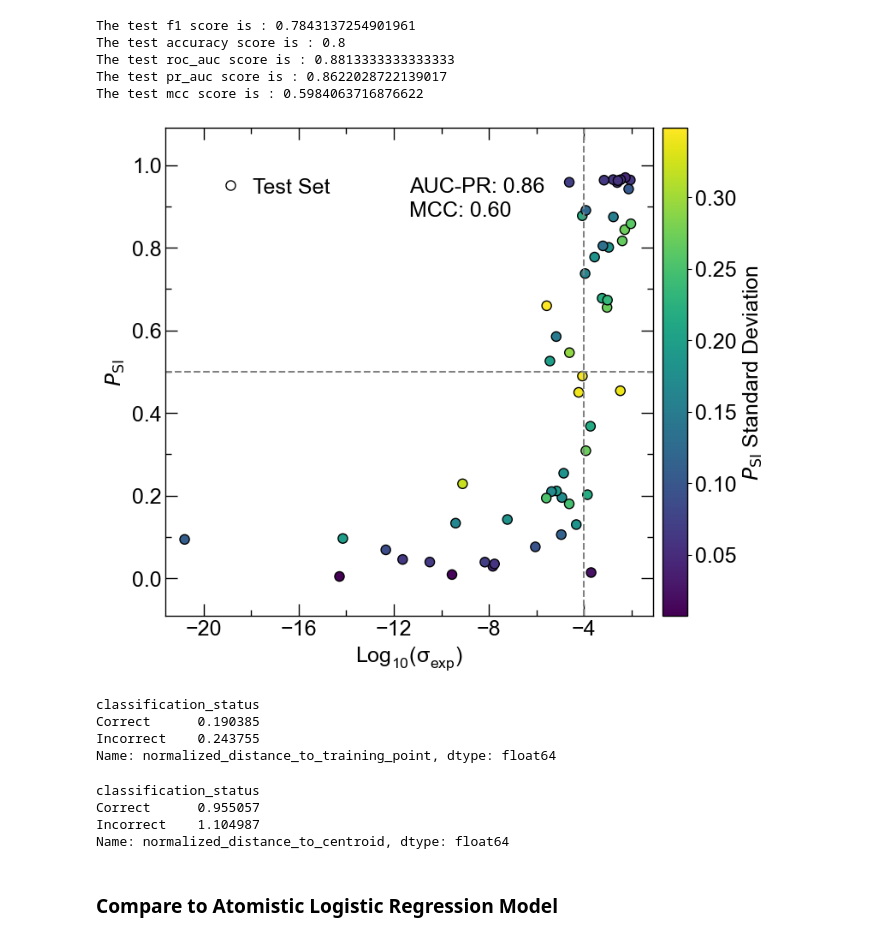
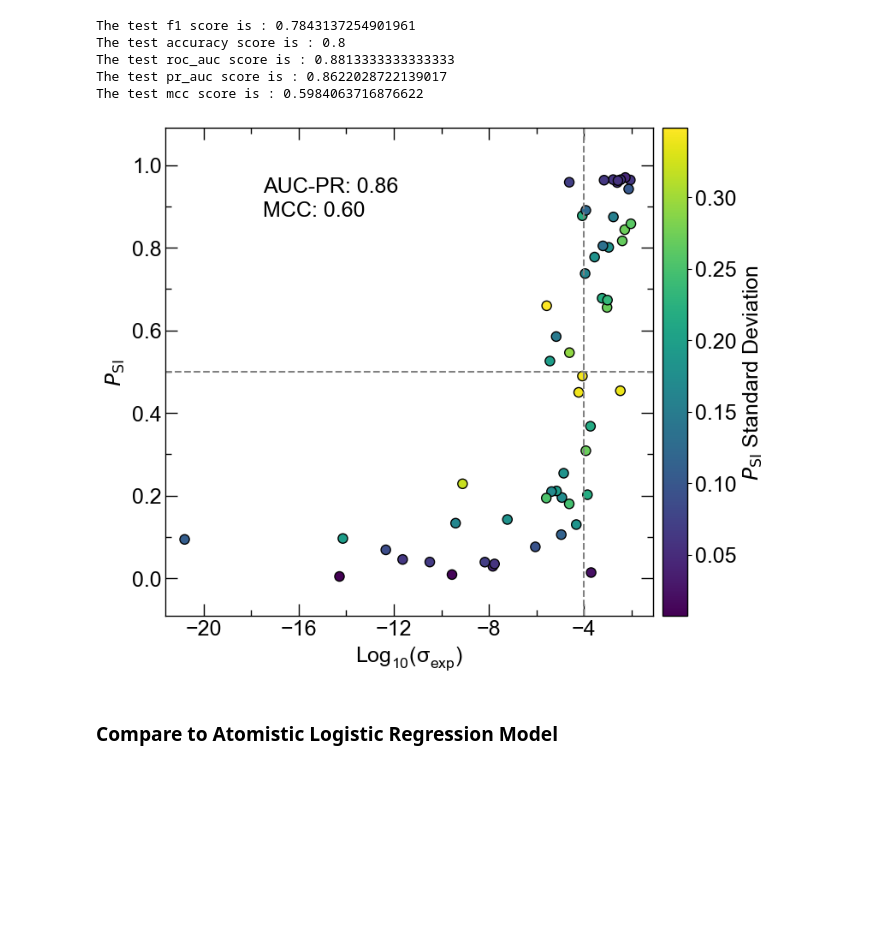
Before and after one commit to caltechlibrary/LiIonConductivityGraphs, a Jupyter notebook: notebooks/Step_8_Test_Validation.ipynb, the cells around one changed output. Cells and saved outputs as stored; diff of their text form; code cells hidden in the pictures; blank space fills up the shorter version.

Commit message:
Update figure for test split

```diff
--- a/notebooks/Step_8_Test_Validation.ipynb
+++ b/notebooks/Step_8_Test_Validation.ipynb
@@ -44,9 +44,9 @@ For more information see: https://github.com/tensorflow/addons/issues/2807
 ### Define paths for relevant directories
 # %%
 labelled_conductivity_database_features_path = r"..\data\graph_based_features_11022023_wo_duplicates.pkl"
-test_split_path = r"..\data\ionic_conductivity_database_11022023_train_val_test_splits2\classification\test\test.csv"
+test_split_path = r"..\data\ionic_conductivity_database_11022023_train_val_test_splits\classification\test\test.csv"
 model_ensemble_filepath = r"..\data\final_models_camns_level1_n1_pr_auc_nepochs183"
-atomistic_results_filepath = r".\data\atomistic_lococv_results.pkl"
+atomistic_results_filepath = r"..\data\atomistic_lococv_results.pkl"
 atomistic_feature_path = r"..\data\atomistic_features_11022023.pkl"
 # %% [markdown]
 ### Load Test data split and corresponding features
@@ -196,65 +190,37 @@ cbar.ax.tick_params(labelsize=18)
 #cbar.set_ticks([0.1, 0.2, 0.3, 0.4])
 #cbar.update_ticks()
 
 plt.xticks([-20, -16, -12, -8, -4], fontsize=18)
 plt.xlim([-21.6, -1.1])
 plt.ylim([-0.09, 1.09])
 ax.set_aspect(np.diff(ax.get_xlim()) / np.diff(ax.get_ylim()))
 
 plt.tick_params(axis='both', which='major', direction='in', length=10, width=1, labelsize=18, colors='k', top=True, right=True)
 plt.tick_params(axis='both', which='minor', direction='in', length=5, width=1, colors='k', top=True, right=True)
 ax.xaxis.set_minor_locator(ticker.AutoMinorLocator(2))
 ax.yaxis.set_minor_locator(ticker.AutoMinorLocator(2))
 
 plt.ylabel(r'$\it{P}_{\mathrm{SI}}$', fontsize=18)
 plt.yticks(fontsize=18)
 plt.xlabel(r'Log$_{10}(\sigma_{exp})$', fontsize=18)
 plt.hlines(y=0.5, xmin=min(ax.get_xlim()),
            xmax=max(ax.get_xlim()), color='grey',
            linestyle='--', linewidth=1.5)
 
 plt.vlines(x=-4, ymin=min(ax.get_ylim()),
            ymax=max(ax.get_ylim()), color='grey',
            linestyle='--', linewidth=1.5)
 
-plt.text(0.5, 0.9, f'AUC-PR: {pr_auc:.2f}', fontsize=18, verticalalignment='top', horizontalalignment='left', transform=ax.transAxes)
-plt.text(0.5, 0.85, f'MCC: {mcc:.2f}', fontsize=18, verticalalignment='top', horizontalalignment='left', transform=ax.transAxes)
+plt.text(0.2, 0.9, f'AUC-PR: {pr_auc:.2f}', fontsize=18, verticalalignment='top', horizontalalignment='left', transform=ax.transAxes)
+plt.text(0.2, 0.85, f'MCC: {mcc:.2f}', fontsize=18, verticalalignment='top', horizontalalignment='left', transform=ax.transAxes)
 legend_elements = [Line2D([0], [0], marker='o', color='w', markerfacecolor='w', markeredgecolor='k', markersize=8, label='Test Set')]
-plt.legend(handles=legend_elements, bbox_to_anchor=(0.05, 0.9385), loc='upper left', fontsize=18, frameon=False, handletextpad=0.01)
+#plt.legend(handles=legend_elements, bbox_to_anchor=(0.05, 0.9385), loc='upper left', fontsize=18, frameon=False, handletextpad=0.01)
 
 plt.tight_layout()
 plt.savefig('../figures/test.png', dpi=450, bbox_inches='tight')
 plt.show()
 # %% [output]
-[figure, old version]
+[figure, new version]
-# %%
-test_predictions_df['classification_status'] = np.where(
-    test_predictions_df['classification'].isin(['TP', 'TN']), 'Correct', 'Incorrect'
-)
-
-# Calculate the average normalized distance for each classification status
-average_distances = test_predictions_df.groupby('classification_status')['normalized_distance_to_training_point'].mean()
-
-print(average_distances)
-# %% [output]
-classification_status
-Correct      0.190385
-Incorrect    0.243755
-Name: normalized_distance_to_training_point, dtype: float64
-# %%
-test_predictions_df['classification_status'] = np.where(
-    test_predictions_df['classification'].isin(['TP', 'TN']), 'Correct', 'Incorrect'
-)
-
-# Calculate the average normalized distance for each classification status
-average_distances = test_predictions_df.groupby('classification_status')['normalized_distance_to_centroid'].mean()
-
-print(average_distances)
-# %% [output]
-classification_status
-Correct      0.955057
-Incorrect    1.104987
-Name: normalized_distance_to_centroid, dtype: float64
 # %% [markdown]
 ### Compare to Atomistic Logistic Regression Model
 # %%
```
Also changed, not shown: parts of 2 cells of this notebook.
